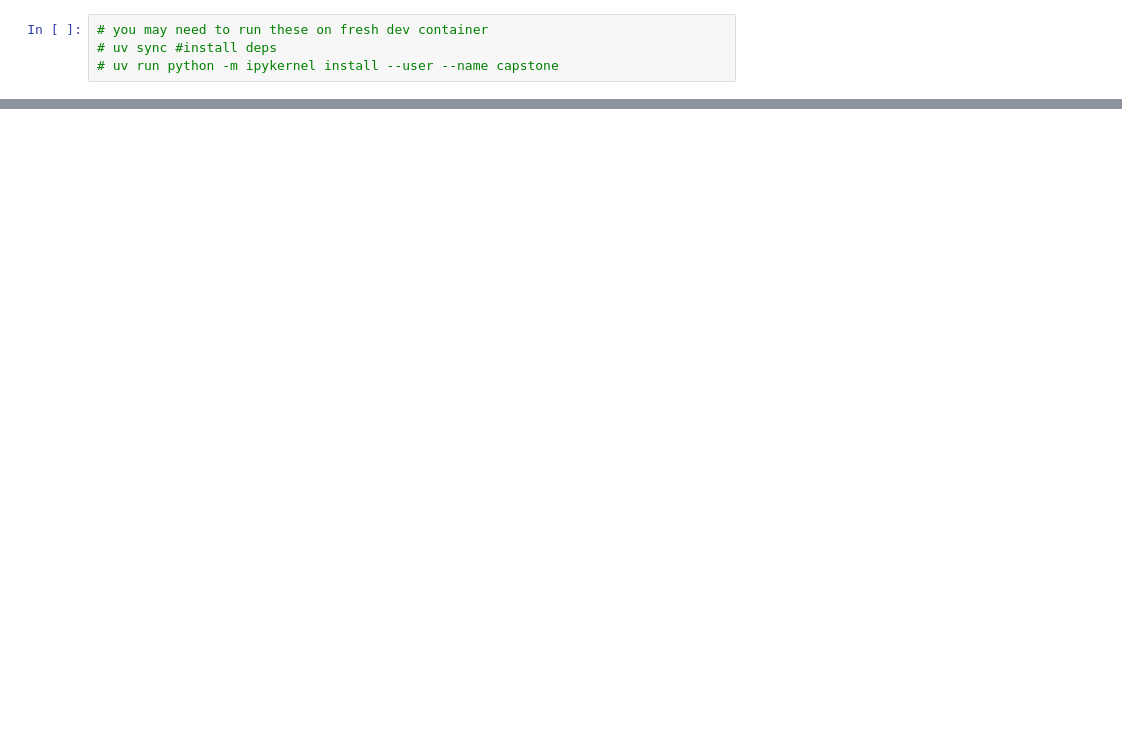
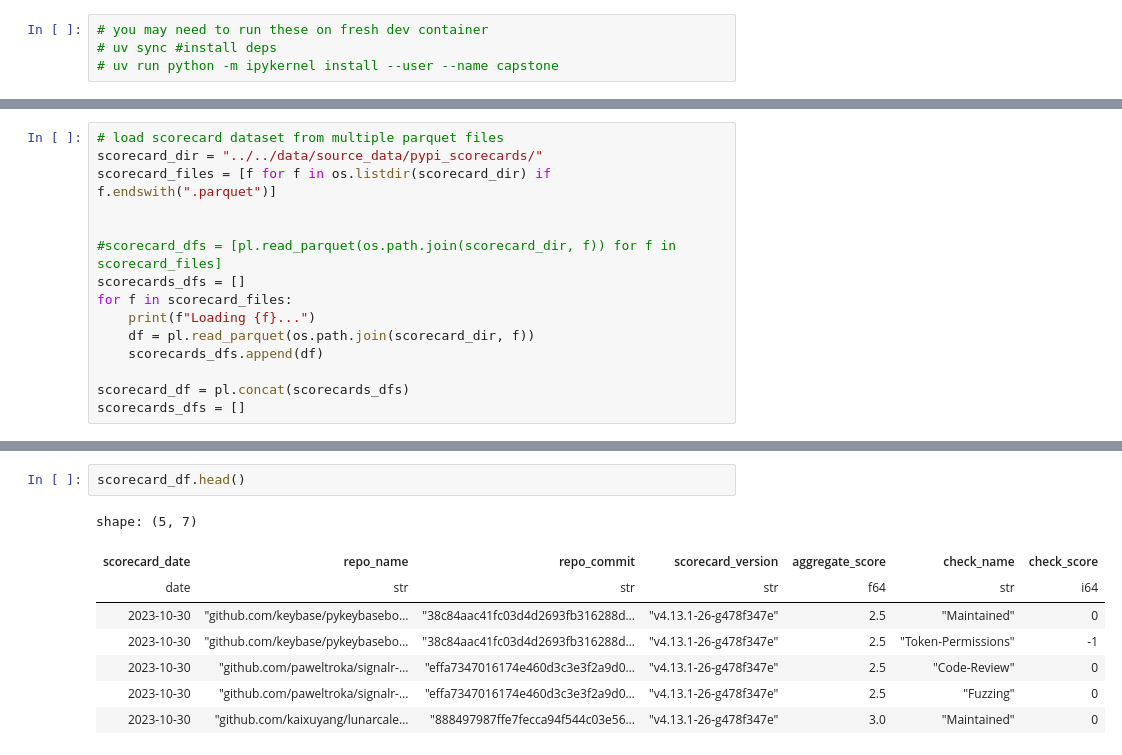
Before and after one commit to shcherbin/mads-siads-699-winter-2026-capstone, a Jupyter notebook: notebooks/exploratory/harjason-eda/deps-eda.ipynb, the cells around one changed output, grey strips where cells are left out. Drawn from its saved outputs; the diff is of its cells as text; blank space fills up the shorter version.

```diff
--- a/notebooks/exploratory/harjason-eda/deps-eda.ipynb
+++ b/notebooks/exploratory/harjason-eda/deps-eda.ipynb
@@ -68,0 +33,15 @@ Max snapshot date: 2026-02-23 21:00:56.375217
+# %%
+# load scorecard dataset from multiple parquet files
+scorecard_dir = "../../data/source_data/pypi_scorecards/"
+scorecard_files = [f for f in os.listdir(scorecard_dir) if f.endswith(".parquet")]
+
+
+#scorecard_dfs = [pl.read_parquet(os.path.join(scorecard_dir, f)) for f in scorecard_files]
+scorecards_dfs = []
+for f in scorecard_files:
+    print(f"Loading {f}...")
+    df = pl.read_parquet(os.path.join(scorecard_dir, f))
+    scorecards_dfs.append(df)
+
+scorecard_df = pl.concat(scorecards_dfs)
+scorecards_dfs = []
@@ -68,0 +59,11 @@ Max snapshot date: 2026-02-23 21:00:56.375217
+# %%
+scorecard_df.head()
+# %% [output]
+shape: (5, 7)
+| scorecard_date | repo_name | repo_commit | scorecard_version | aggregate_score | check_name | check_score |
+| date | str | str | str | f64 | str | i64 |
+| 2023-10-30 | "github.com/keybase/pykeybasebo… | "38c84aac41fc03d4d2693fb316288d… | "v4.13.1-26-g478f347e" | 2.5 | "Maintained" | 0 |
+| 2023-10-30 | "github.com/keybase/pykeybasebo… | "38c84aac41fc03d4d2693fb316288d… | "v4.13.1-26-g478f347e" | 2.5 | "Token-Permissions" | -1 |
+| 2023-10-30 | "github.com/paweltroka/signalr-… | "effa7347016174e460d3c3e3f2a9d0… | "v4.13.1-26-g478f347e" | 2.5 | "Code-Review" | 0 |
+| 2023-10-30 | "github.com/paweltroka/signalr-… | "effa7347016174e460d3c3e3f2a9d0… | "v4.13.1-26-g478f347e" | 2.5 | "Fuzzing" | 0 |
+| 2023-10-30 | "github.com/kaixuyang/lunarcale… | "888497987ffe7fecca94f544c03e56… | "v4.13.1-26-g478f347e" | 3.0 | "Maintained" | 0 |
```
Also changed, not shown: parts of 16 cells of this notebook, 4 other files.
